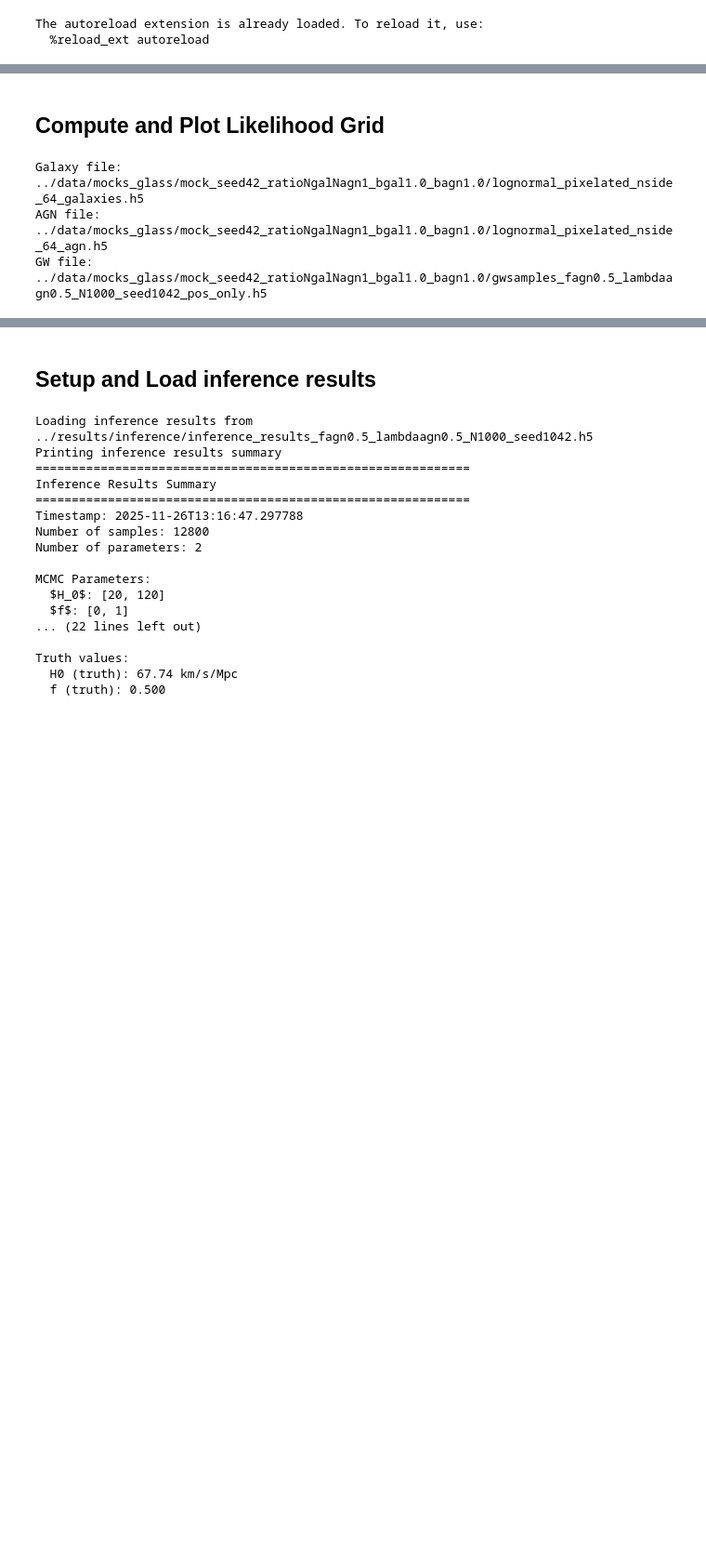
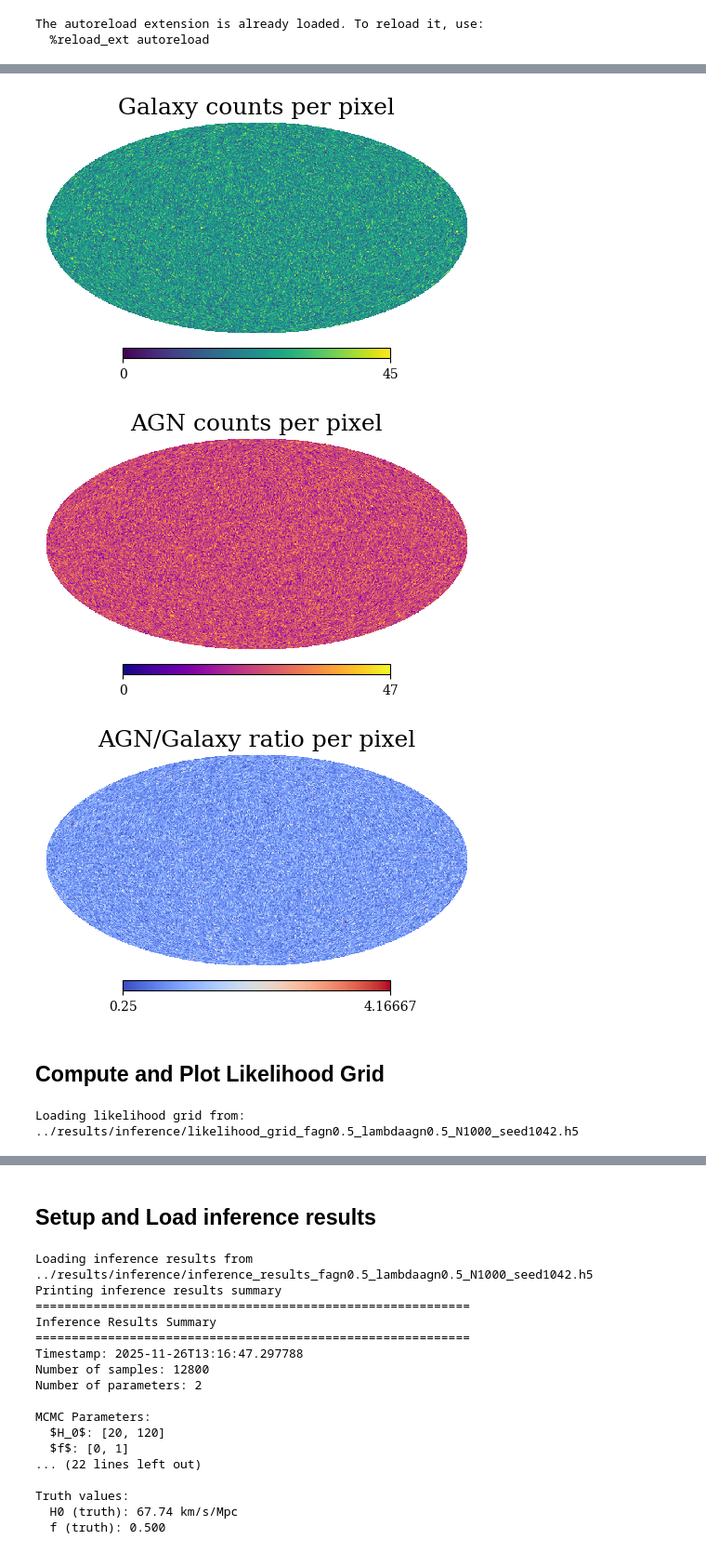
Before and after one commit to kstoreyf/gws-agn, a Jupyter notebook: notebooks/2025-11-26_inference_fdirect.ipynb, the cells around one changed output, grey strips where cells are left out. Shown at 93% size. Drawn from its saved outputs; the diff is of its cells as text; code cells hidden in the pictures; blank space fills up the shorter version.

Commit message:
somewhat working code for likelihood grid

```diff
--- a/notebooks/2025-11-26_inference_fdirect.ipynb
+++ b/notebooks/2025-11-26_inference_fdirect.ipynb
@@ -16,9 +16,14 @@ from run_inference import load_inference_results, print_inference_summary
 The autoreload extension is already loaded. To reload it, use:
   %reload_ext autoreload
 # %%
-matplotlib.rcParams['font.family'] = 'Times New Roman'
-matplotlib.rcParams['font.sans-serif'] = ['Bitstream Vera Sans']
+# Use serif font (will automatically pick an available serif font)
+matplotlib.rcParams['font.family'] = 'serif'
+matplotlib.rcParams['font.sans-serif'] = ['DejaVu Sans', 'Bitstream Vera Sans']
 matplotlib.rcParams['text.usetex'] = False
 matplotlib.rcParams['mathtext.fontset'] = 'cm'
 matplotlib.rcParams['figure.figsize'] = (16.0, 10.0)
 matplotlib.rcParams['axes.unicode_minus'] = False
+
+# Suppress font warnings
+import warnings
+warnings.filterwarnings('ignore', category=UserWarning, module='matplotlib.font_manager')
@@ -25,7 +164,47 @@ matplotlib.rcParams['axes.unicode_minus'] = False
+# %%
+# Create sky maps - each in its own row
+npix = hp.nside2npix(nside)
+gal_map = np.zeros(npix)
+gal_map[:len(ngals)] = ngals
+agn_map = np.zeros(npix)
+agn_map[:len(nagns)] = nagns
+
+# Ratio map
+ratio_map = np.zeros(npix, dtype=float)
+mask = ngals > 0
+ratio_map[:len(mask)][mask] = nagns[mask] / ngals[mask]
+ratio_map[:len(mask)][~mask] = np.nan
+
+figsize = (6,3)
+
+# Sky map 1: Galaxy counts
+fig = plt.figure(figsize=figsize)
+hp.mollview(gal_map, title='Galaxy counts per pixel', cmap='viridis',
+            min=0, max=ngals.max(), fig=fig)
+plt.title('Galaxy counts per pixel', fontsize=18)
+plt.show()
+
+# Sky map 2: AGN counts
+fig = plt.figure(figsize=figsize)
+hp.mollview(agn_map, title='AGN counts per pixel', cmap='plasma',
+            min=0, max=nagns.max(), fig=fig)
+plt.title('AGN counts per pixel', fontsize=18)
+plt.show()
+
+# Sky map 3: AGN/Galaxy ratio
+fig = plt.figure(figsize=figsize)
+hp.mollview(ratio_map, title='AGN/Galaxy ratio per pixel', cmap='coolwarm',
+            fig=fig)
+plt.title('AGN/Galaxy ratio per pixel', fontsize=18)
+plt.show()
+# %% [output]
+[figure, added]
+[figure, added]
+[figure, added]
 # %% [markdown]
 ## Compute and Plot Likelihood Grid
 # %%
-# Set up paths and parameters for likelihood grid computation
+# Set up paths and parameters for loading likelihood grid
 import sys
 import os
 sys.path.append('../code')
@@ -43,16 +222,12 @@ nside = 64
 
 tag_mock_extra = f'_bgal{bias_gal}_bagn{bias_agn}'
 tag_mock = f'_seed{seed}_ratioNgalNagn{ratioNgalNagn}{tag_mock_extra}'
-dir_mock = f'../data/mocks_glass/mock{tag_mock}'
-galaxy_file = os.path.join(dir_mock, f'lognormal_pixelated_nside_{nside}_galaxies.h5')
-agn_file = os.path.join(dir_mock, f'lognormal_pixelated_nside_{nside}_agn.h5')
-gw_file = os.path.join(dir_mock, f'gwsamples_fagn{f_agn}_lambdaagn{lambda_agn}_N{N_gw}_seed{gw_seed}_pos_only.h5')
+tag_inf = f'_fagn{f_agn}_lambdaagn{lambda_agn}_N{N_gw}_seed{gw_seed}'
 
-print(f"Galaxy file: {galaxy_file}")
-print(f"AGN file: {agn_file}")
-print(f"GW file: {gw_file}")
+# Path to saved likelihood grid (from run_inference.py with mode='likelihood_grid')
+likelihood_grid_file = f'../results/inference/likelihood_grid{tag_inf}.h5'
+
+print(f"Loading likelihood grid from: {likelihood_grid_file}")
 # %% [output]
-Galaxy file: ../data/mocks_glass/mock_seed42_ratioNgalNagn1_bgal1.0_bagn1.0/lognormal_pixelated_nside_64_galaxies.h5
-AGN file: ../data/mocks_glass/mock_seed42_ratioNgalNagn1_bgal1.0_bagn1.0/lognormal_pixelated_nside_64_agn.h5
-GW file: ../data/mocks_glass/mock_seed42_ratioNgalNagn1_bgal1.0_bagn1.0/gwsamples_fagn0.5_lambdaagn0.5_N1000_seed1042_pos_only.h5
+Loading likelihood grid from: ../results/inference/likelihood_grid_fagn0.5_lambdaagn0.5_N1000_seed1042.h5
 # %%
```
Also changed, not shown: parts of 16 cells of this notebook, 2 other files.
